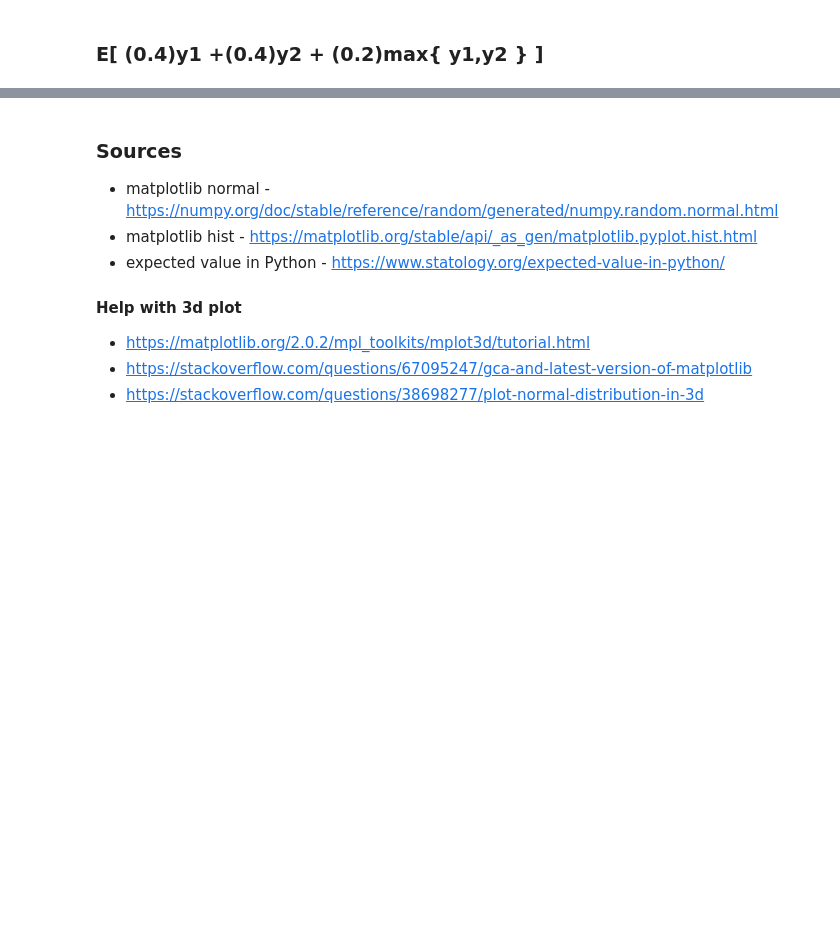
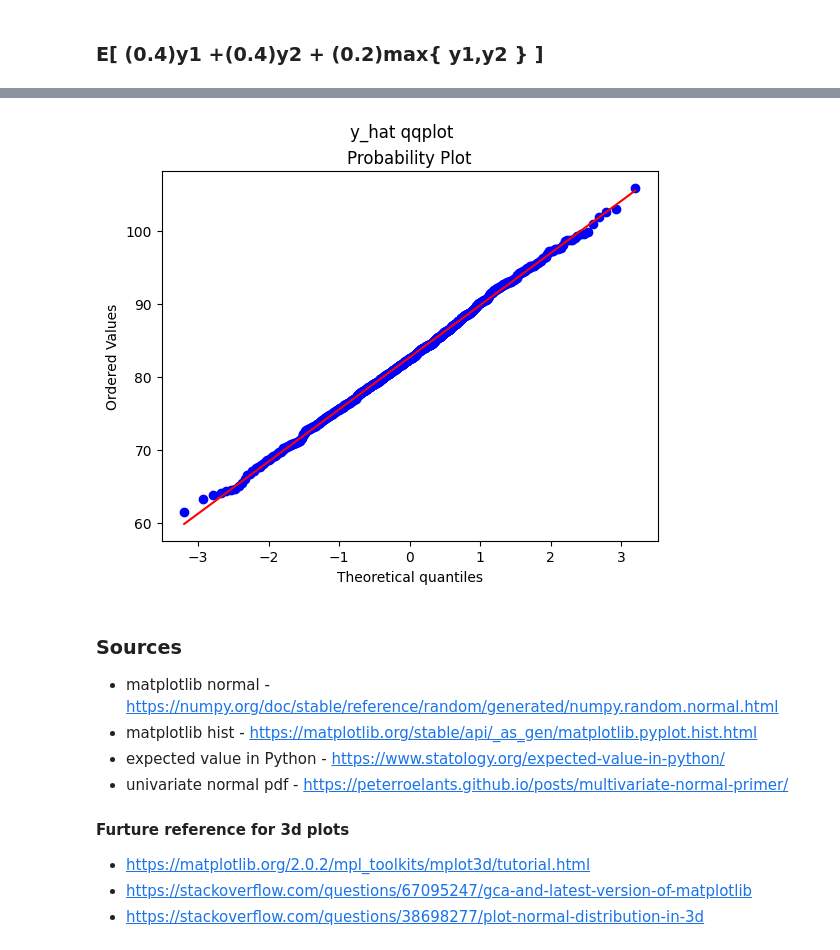
Before and after one commit to tarekel96/Stats_Python, a Jupyter notebook: stats.ipynb, the cells around one changed output, grey strips where cells are left out. Saved outputs shown, nothing was run; the diff lists cells and outputs as text; code cells hidden in the pictures; blank space fills up the shorter version.

```diff
--- a/stats.ipynb
+++ b/stats.ipynb
@@ -101,9 +80,14 @@ expected_value = (0.4)(np.mean(y1)) + (0.4)(np.mean(y2)) + (0.2)(np.mean(y2))
+# %%
+qqplot(y_hat, suptitle="y_hat qqplot")
+# %% [output]
+[figure, added]
 # %% [markdown]
 ### Sources
 - matplotlib normal - https://numpy.org/doc/stable/reference/random/generated/numpy.random.normal.html
 - matplotlib hist - https://matplotlib.org/stable/api/_as_gen/matplotlib.pyplot.hist.html
 - expected value in Python - https://www.statology.org/expected-value-in-python/
-#### Help with 3d plot
+- univariate normal pdf - https://peterroelants.github.io/posts/multivariate-normal-primer/
+#### Furture reference for 3d plots
 - https://matplotlib.org/2.0.2/mpl_toolkits/mplot3d/tutorial.html
 - https://stackoverflow.com/questions/67095247/gca-and-latest-version-of-matplotlib
 - https://stackoverflow.com/questions/38698277/plot-normal-distribution-in-3d
```
Also changed, not shown: parts of 23 cells of this notebook, 7 other files.
